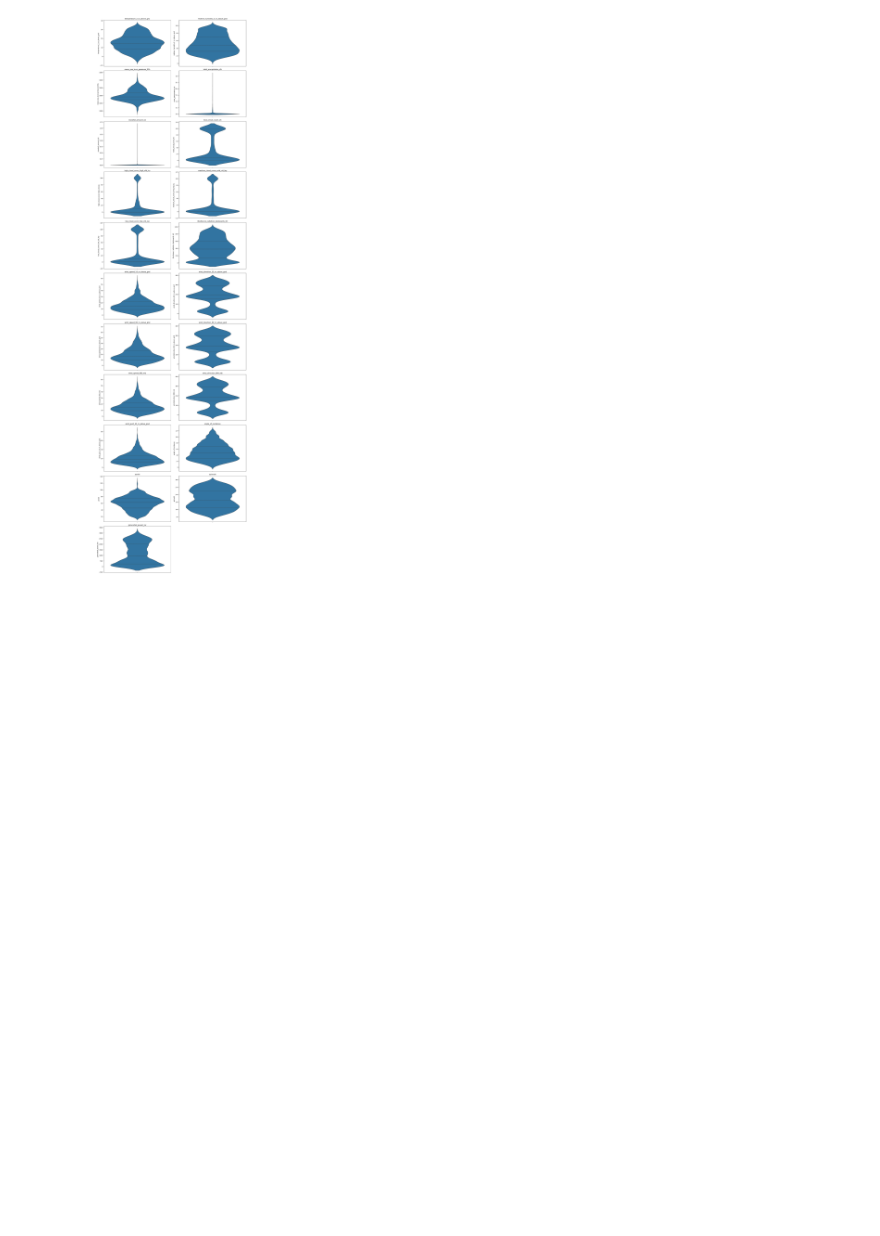
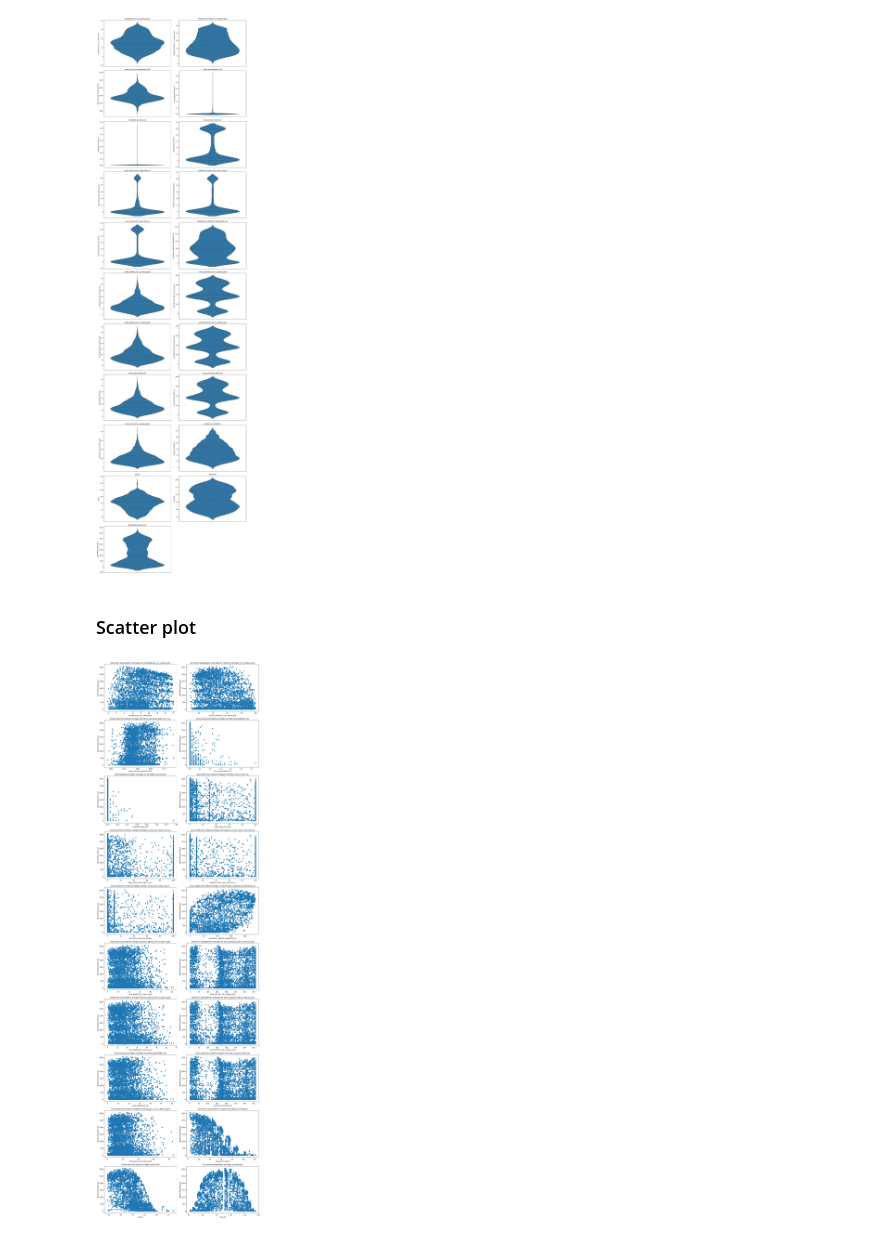
Before and after one commit to gavrilovicluka/machine-learning-projects, a Jupyter notebook: Projekat 1/Projekat1.ipynb, the cells around one changed output. Cells and saved outputs as stored; diff of their text form; code cells hidden in the pictures; blank space fills up the shorter version.

```diff
--- a/Projekat 1/Projekat1.ipynb
+++ b/Projekat 1/Projekat1.ipynb
@@ -190,7 +194,7 @@ sns.histplot(data['generated_power_kw'])
 features = ['temperature_2_m_above_gnd', 'total_cloud_cover_sfc', 'shortwave_radiation_backwards_sfc']
 for feature in features:
     plt.figure(figsize=(8, 5))
-    sns.histplot(data[feature], bins=30)
+    sns.histplot(df[feature], bins=30)
     plt.title(f"Distribucija {feature}")
     plt.xlabel(feature)
     plt.ylabel("Frekvencija")
@@ -202,13 +208,13 @@ for feature in features:
 # %%
 cols = 2
-rows = math.ceil(data.shape[1] / cols)
+rows = math.ceil(df.shape[1] / cols)
 
 plt.figure(figsize=(15, 5 * rows))
 
-for i, feature in enumerate(data.columns):
+for i, feature in enumerate(df.columns):
     plt.subplot(rows, cols, i + 1)
     sns.boxplot(
-        y=data[feature],
+        y=df[feature],
         showmeans=True,
         meanline=True,
         meanprops={'color': 'red', 'linewidth': 2},
@@ -224,11 +232,11 @@ plt.show()
 # %%
 plt.figure(figsize=(15, 5 * rows))
 
-for i, feature in enumerate(data.columns):
+for i, feature in enumerate(df.columns):
     plt.subplot(rows, cols, i + 1)
 
     sns.violinplot(
-        y=data[feature],
+        y=df[feature],
         inner="quart"
     )
 
@@ -239,3 +247,25 @@ plt.tight_layout()
 plt.show()
 # %% [output]
 [figure]
+# %% [markdown]
+### Scatter plot
+# %%
+plt.figure(figsize=(15, 5 * rows))
+
+input_columns = [col for col in df.columns if col != 'generated_power_kw']
+
+for i, feature in enumerate(input_columns):
+    plt.subplot(rows, cols, i + 1)
+
+    x=df[feature]
+    y=df['generated_power_kw']
+    plt.scatter(x,y)
+
+    plt.title(f"Zavisnost proizvedene energije od {feature}")
+    plt.xlabel(feature)
+    plt.ylabel('generated_power_kw')
+
+plt.tight_layout()
+plt.show()
+# %% [output]
+[figure, added]
```
Also changed, not shown: parts of 31 cells of this notebook.
